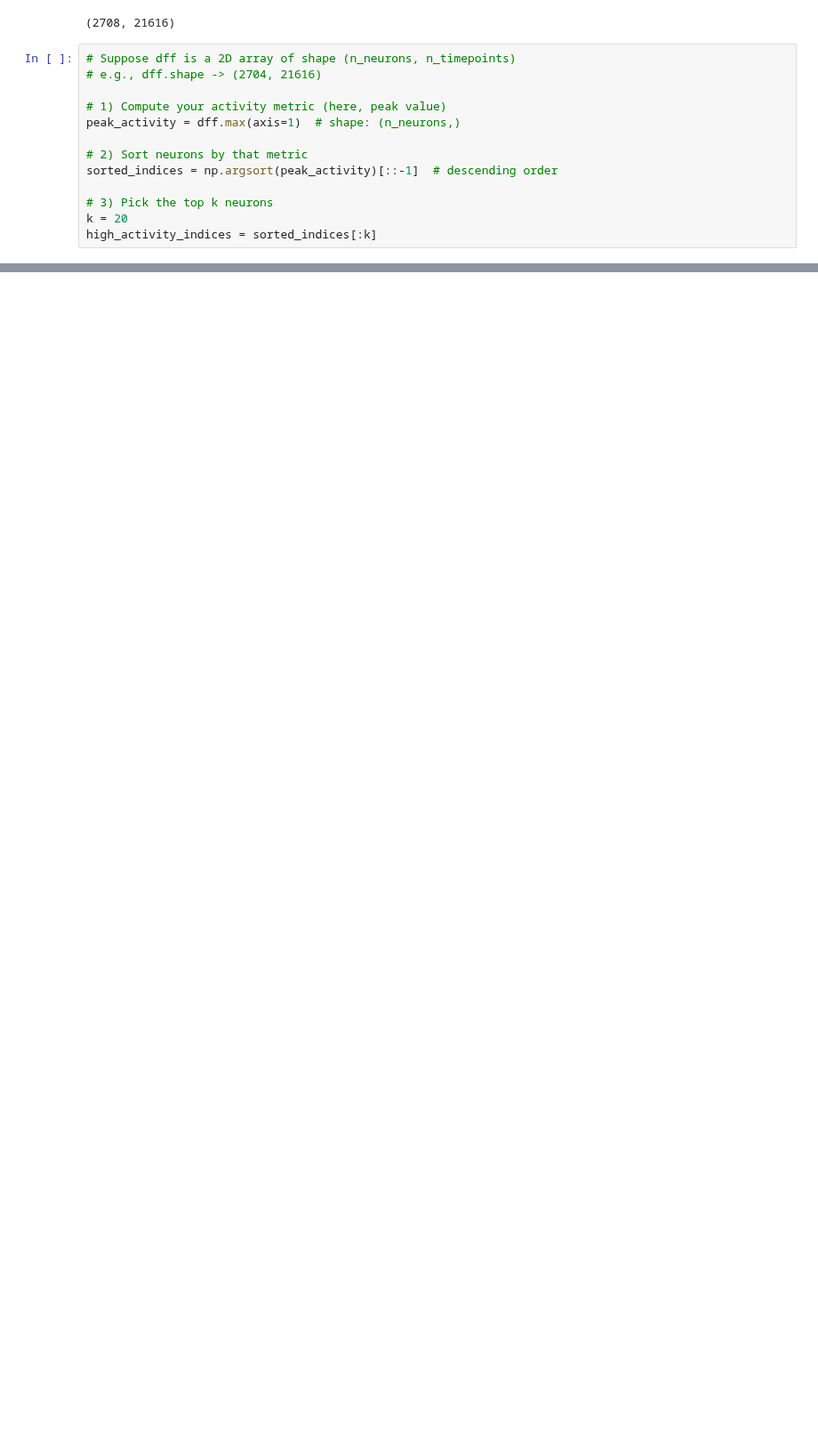
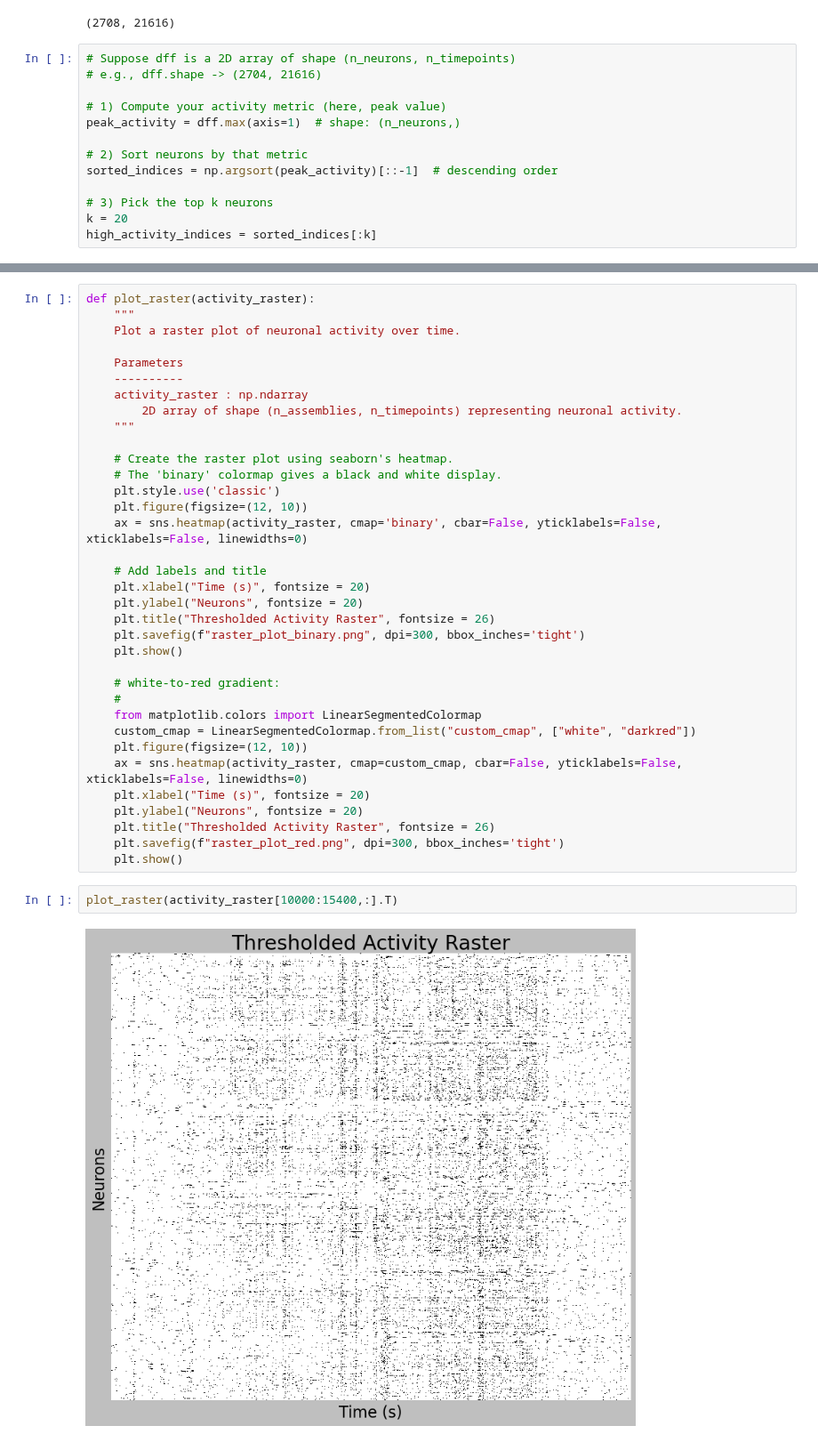
Before and after one commit to Jawagnercarena/Assembly_Organization, a Jupyter notebook: AssemblyPaperFigures/FigureCode/Figure0/Figure0.ipynb, the cells around one changed output, grey strips where cells are left out. Shown at 89% size. Saved outputs shown, nothing was run; the diff lists cells and outputs as text; blank space fills up the shorter version.

```diff
--- a/AssemblyPaperFigures/FigureCode/Figure0/Figure0.ipynb
+++ b/AssemblyPaperFigures/FigureCode/Figure0/Figure0.ipynb
@@ -325,0 +339,39 @@ plot_high_activity_traces(dff, high_activity_indices, offset=3000.0)
+# %%
+def plot_raster(activity_raster):
+    """
+    Plot a raster plot of neuronal activity over time.
+
+    Parameters
+    ----------
+    activity_raster : np.ndarray
+        2D array of shape (n_assemblies, n_timepoints) representing neuronal activity.
+    """
+
+    # Create the raster plot using seaborn's heatmap.
+    # The 'binary' colormap gives a black and white display.
+    plt.style.use('classic')
+    plt.figure(figsize=(12, 10))
+    ax = sns.heatmap(activity_raster, cmap='binary', cbar=False, yticklabels=False, xticklabels=False, linewidths=0)
+
+    # Add labels and title
+    plt.xlabel("Time (s)", fontsize = 20)
+    plt.ylabel("Neurons", fontsize = 20)
+    plt.title("Thresholded Activity Raster", fontsize = 26)
+    plt.savefig(f"raster_plot_binary.png", dpi=300, bbox_inches='tight')
+    plt.show()
+
+    # white-to-red gradient:
+    #
+    from matplotlib.colors import LinearSegmentedColormap
+    custom_cmap = LinearSegmentedColormap.from_list("custom_cmap", ["white", "darkred"])
+    plt.figure(figsize=(12, 10))
+    ax = sns.heatmap(activity_raster, cmap=custom_cmap, cbar=False, yticklabels=False, xticklabels=False, linewidths=0)
+    plt.xlabel("Time (s)", fontsize = 20)
+    plt.ylabel("Neurons", fontsize = 20)
+    plt.title("Thresholded Activity Raster", fontsize = 26)
+    plt.savefig(f"raster_plot_red.png", dpi=300, bbox_inches='tight')
+    plt.show()
+# %%
+plot_raster(activity_raster[10000:15400,:].T)
+# %% [output]
+[figure, added]
```
Also changed, not shown: parts of 9 cells of this notebook, 22 other files.
